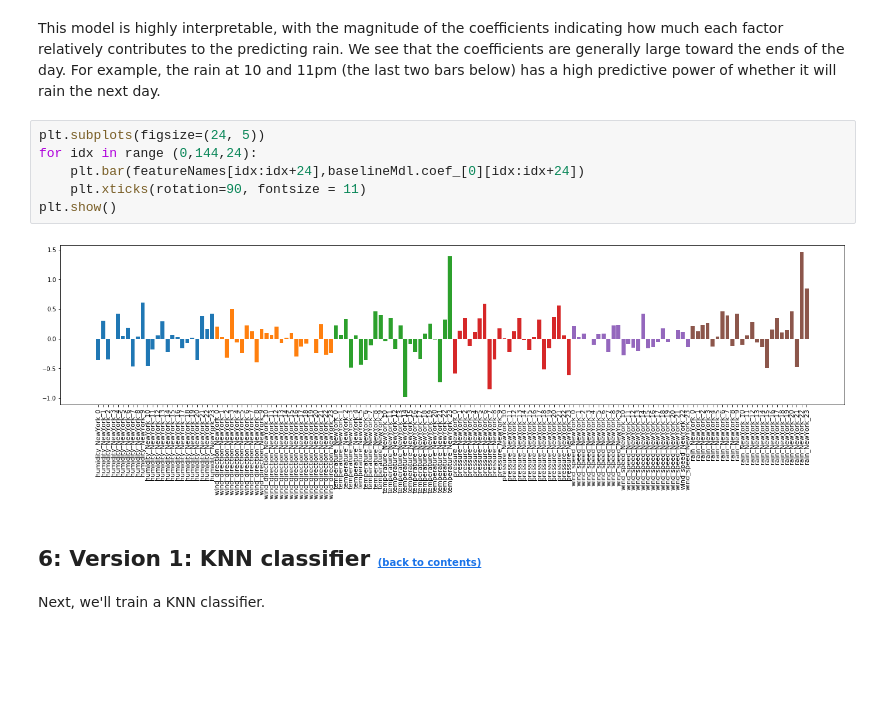
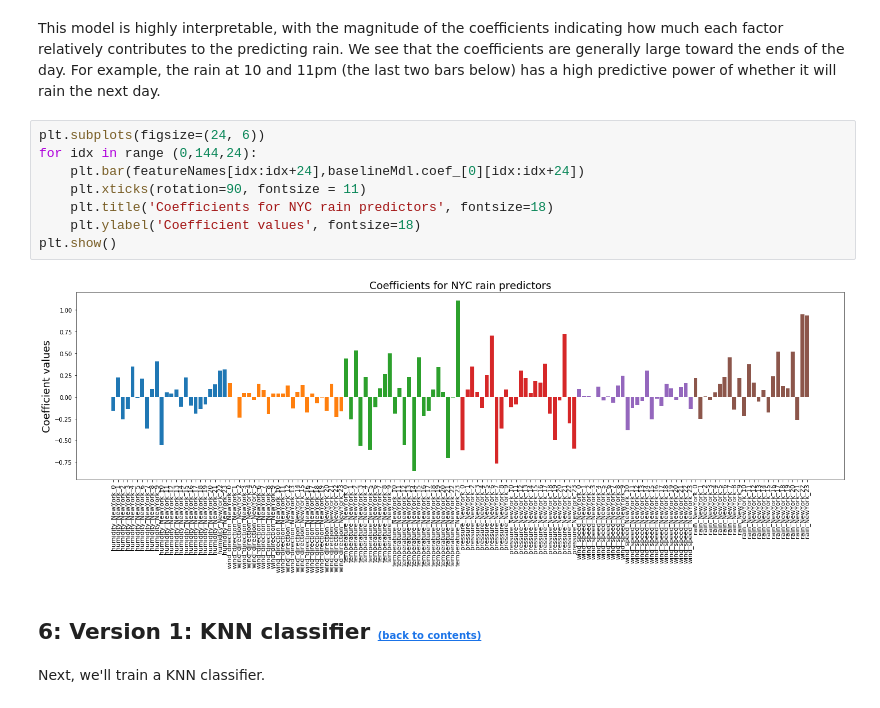
Before and after one commit to rashecl/NYC_Rain_Prediction, a Jupyter notebook: NYCRainPrediction.ipynb, the cells around one changed output. Cells and saved outputs as stored; diff of their text form; blank space fills up the shorter version.

Commit message:
formatted coeffs plot for logistic regression

```diff
--- a/NYCRainPrediction.ipynb
+++ b/NYCRainPrediction.ipynb
@@ -564,13 +564,15 @@ From the cutoff plot, we can see that if our thershold was lower it could improv
 # %% [markdown]
 This model is highly interpretable, with the magnitude of the coefficients indicating how much each factor relatively contributes to the predicting rain. We see that the coefficients are generally large toward the ends of the day. For example, the rain at 10 and 11pm (the last two bars below) has a high predictive power of whether it will rain the next day.
 # %%
-plt.subplots(figsize=(24, 5))
+plt.subplots(figsize=(24, 6))
 for idx in range (0,144,24):
     plt.bar(featureNames[idx:idx+24],baselineMdl.coef_[0][idx:idx+24])
     plt.xticks(rotation=90, fontsize = 11)
+    plt.title('Coefficients for NYC rain predictors', fontsize=18)
+    plt.ylabel('Coefficient values', fontsize=18)
 plt.show()
 # %% [output]
-[figure, old version]
+[figure, new version]
 # %% [markdown]
 <a id="Version-1"></a>
 
```
